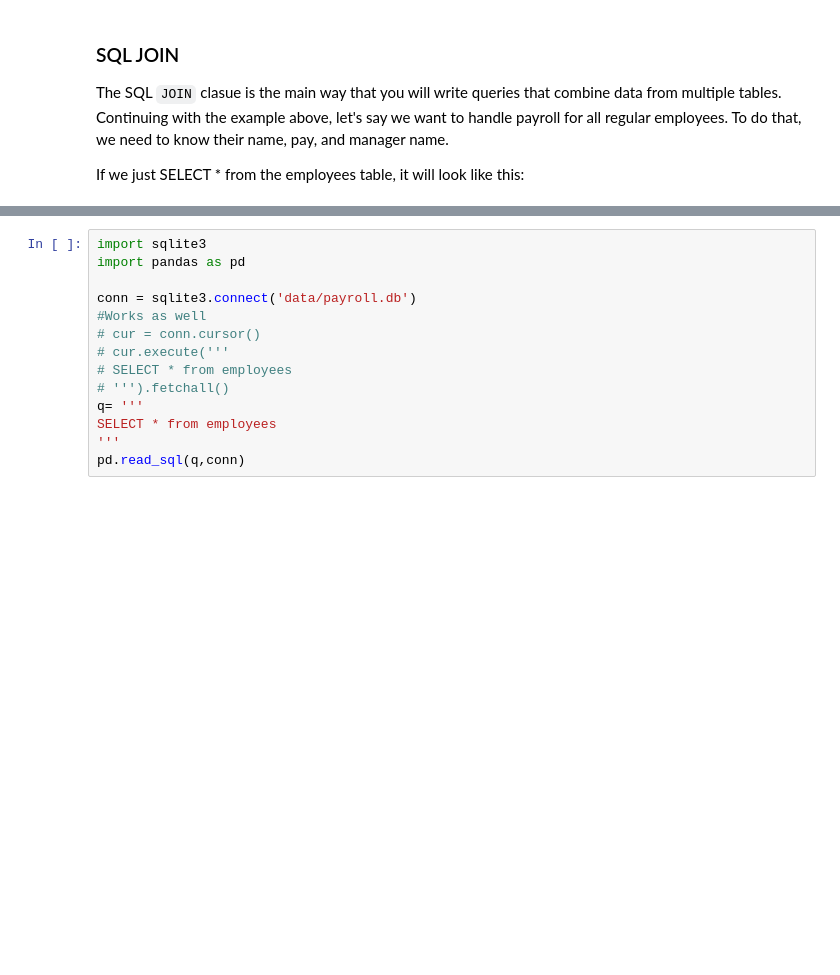
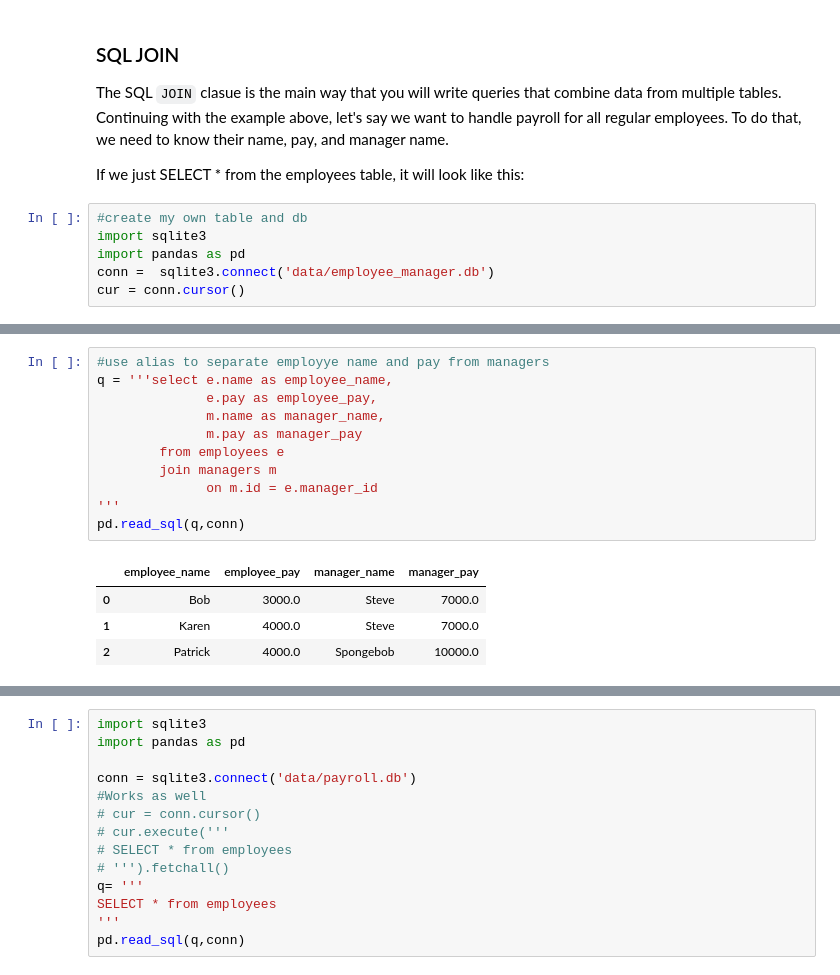
Before and after one commit to GraceMwende/PHASE_2-MS_DS, a Jupyter notebook: Flatiron/Week2/sql table relations intro.ipynb, the cells around one changed output, grey strips where cells are left out. Saved outputs shown, nothing was run; the diff lists cells and outputs as text; blank space fills up the shorter version.

```diff
--- a/Flatiron/Week2/sql table relations intro.ipynb
+++ b/Flatiron/Week2/sql table relations intro.ipynb
@@ -4,3 +4,9 @@ The SQL `JOIN` clasue is the main way that you will write queries that combine d
 Continuing with the example above, let's say we want to handle payroll for all regular employees. To do that, we need to know their name, pay, and manager name.
 
 If we just SELECT * from the employees table, it will look like this:
+# %%
+#create my own table and db
+import sqlite3
+import pandas as pd
+conn =  sqlite3.connect('data/employee_manager.db')
+cur = conn.cursor()
@@ -6,0 +91,16 @@ If we just SELECT * from the employees table, it will look like this:
+# %%
+#use alias to separate employye name and pay from managers
+q = '''select e.name as employee_name,
+              e.pay as employee_pay,
+              m.name as manager_name,
+              m.pay as manager_pay
+        from employees e
+        join managers m
+              on m.id = e.manager_id
+'''
+pd.read_sql(q,conn)
+# %% [output]
+|  | employee_name | employee_pay | manager_name | manager_pay |
+| 0 | Bob | 3000.0 | Steve | 7000.0 |
+| 1 | Karen | 4000.0 | Steve | 7000.0 |
+| 2 | Patrick | 4000.0 | Spongebob | 10000.0 |
```
Also changed, not shown: parts of 10 cells of this notebook, 20 other files.
